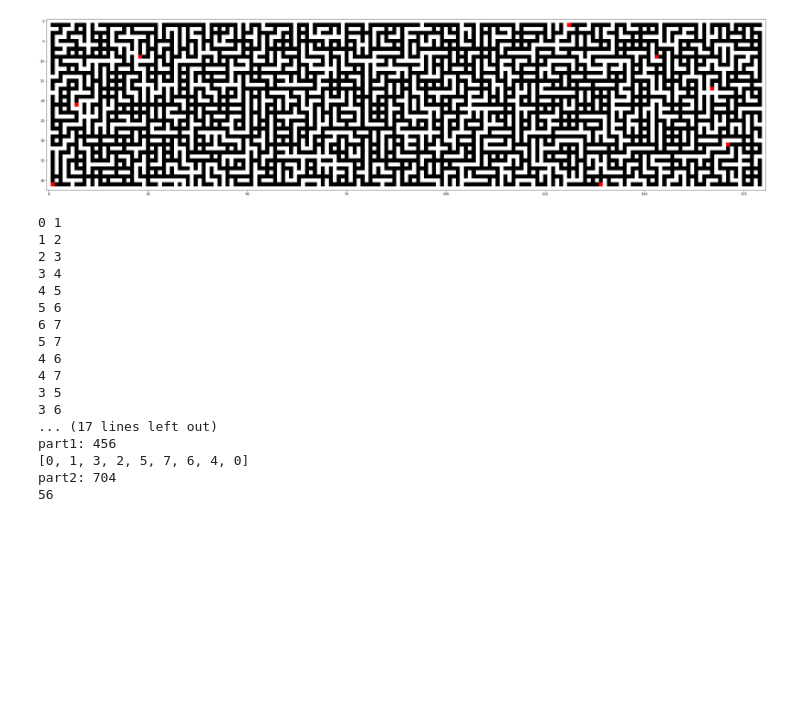
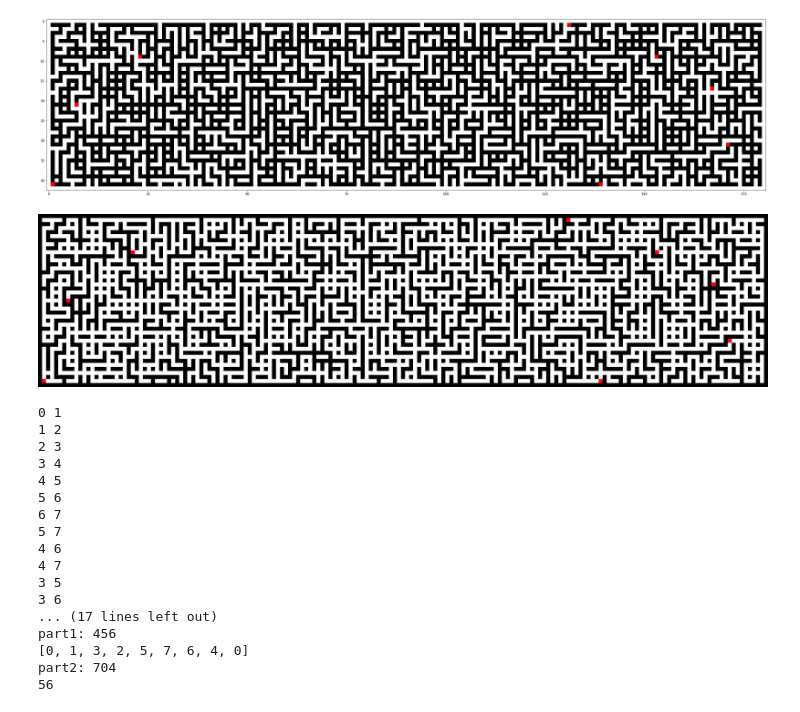
Before and after one commit to taxfromdk/AOC, a Jupyter notebook: AOC2016 - done/24.ipynb, the cells around one changed output. Cells and saved outputs as stored; diff of their text form; code cells hidden in the pictures; blank space fills up the shorter version.

```diff
--- a/AOC2016 - done/24.ipynb
+++ b/AOC2016 - done/24.ipynb
@@ -121,4 +174,47 @@ plt.show()
 181 43
 {4: [131, 1], 6: [23, 9], 0: [153, 9], 1: [167, 17], 7: [7, 21], 3: [171, 31], 5: [1, 41], 2: [139, 41]}
 [figure]
+# %%
+from PIL import Image
+import numpy
+import cairo
+import math
+import cv2
+
+w = len(M[0])
+h = len(M)
+
+pix=np.random.rand(h, w, 4).astype(np.ubyte)
+
+for y in range(h):
+    for x in range(w):
+        if [x,y] in kp.values():
+            pix[y,x,:] = [255,0,0,255]
+        elif M[y][x] == ' ':
+            pix[y,x,:] = [255,255,255,255]
+        else:
+            pix[y,x,:] = [0,0,0,255]
+
+
+#surface = cairo.ImageSurface.create_for_data(pix, \
+#        cairo.FORMAT_ARGB32, w, h)
+#cr = cairo.Context(surface)
+
+# fill with solid white
+#cr.set_source_rgb(1.0, 1.0, 1.0)
+#cr.paint()
+
+# draw red circle
+#cr.arc(70, 10, 2, 0, 2*math.pi)
+#cr.set_line_width(20)
+#cr.set_source_rgb(0.0, 0.0, 255.0)
+#cr.stroke()
+
+#pix[10:20,20:40,:] = [0,255,0,255]
+
+s=16
+pix=cv2.resize(pix, dsize=(w*s, h*s), interpolation=cv2.INTER_NEAREST)
+Image.fromarray(pix, 'RGBA')
+# %% [output]
+[figure, added]
 # %%
```
Also changed, not shown: parts of 4 cells of this notebook, 17 other files.
